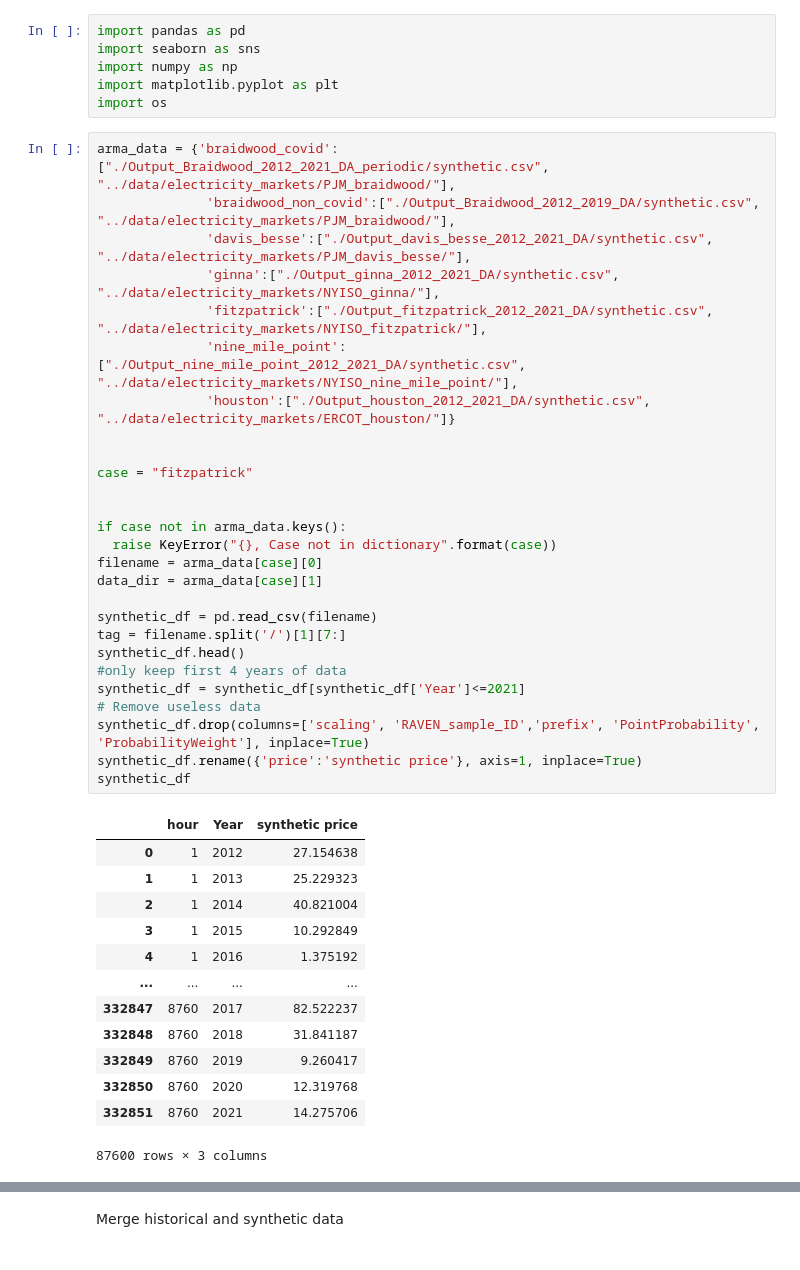
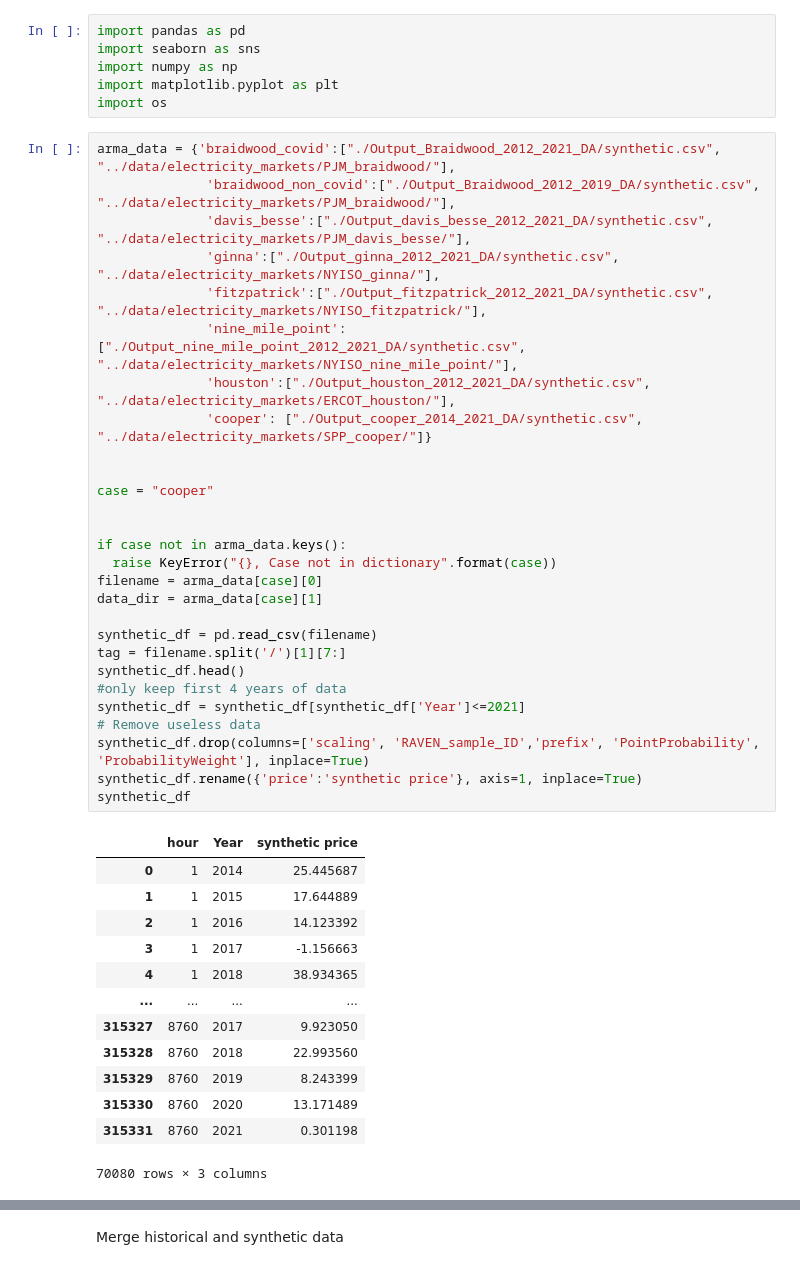
Before and after one commit to idaholab/FORCE, a Jupyter notebook: use_cases/IES_Feb23/train/ARMA_metrics.ipynb, the cells around one changed output, grey strips where cells are left out. Saved outputs shown, nothing was run; the diff lists cells and outputs as text.

```diff
--- a/use_cases/IES_Feb23/train/ARMA_metrics.ipynb
+++ b/use_cases/IES_Feb23/train/ARMA_metrics.ipynb
@@ -5,46 +5,47 @@ import numpy as np
 import matplotlib.pyplot as plt
 import os
 # %%
-arma_data = {'braidwood_covid':["./Output_Braidwood_2012_2021_DA_periodic/synthetic.csv", "../data/electricity_markets/PJM_braidwood/"],
+arma_data = {'braidwood_covid':["./Output_Braidwood_2012_2021_DA/synthetic.csv", "../data/electricity_markets/PJM_braidwood/"],
               'braidwood_non_covid':["./Output_Braidwood_2012_2019_DA/synthetic.csv", "../data/electricity_markets/PJM_braidwood/"],
               'davis_besse':["./Output_davis_besse_2012_2021_DA/synthetic.csv", "../data/electricity_markets/PJM_davis_besse/"],
               'ginna':["./Output_ginna_2012_2021_DA/synthetic.csv", "../data/electricity_markets/NYISO_ginna/"],
               'fitzpatrick':["./Output_fitzpatrick_2012_2021_DA/synthetic.csv", "../data/electricity_markets/NYISO_fitzpatrick/"],
               'nine_mile_point':["./Output_nine_mile_point_2012_2021_DA/synthetic.csv", "../data/electricity_markets/NYISO_nine_mile_point/"],
-              'houston':["./Output_houston_2012_2021_DA/synthetic.csv", "../data/electricity_markets/ERCOT_houston/"]}
+              'houston':["./Output_houston_2012_2021_DA/synthetic.csv", "../data/electricity_markets/ERCOT_houston/"],
+              'cooper': ["./Output_cooper_2014_2021_DA/synthetic.csv", "../data/electricity_markets/SPP_cooper/"]}
 
 
-case = "fitzpatrick"
+case = "cooper"
 
 
 if case not in arma_data.keys():
   raise KeyError("{}, Case not in dictionary".format(case))
 filename = arma_data[case][0]
 data_dir = arma_data[case][1]
 
 synthetic_df = pd.read_csv(filename)
 tag = filename.split('/')[1][7:]
 synthetic_df.head()
 #only keep first 4 years of data
 synthetic_df = synthetic_df[synthetic_df['Year']<=2021]
 # Remove useless data
 synthetic_df.drop(columns=['scaling', 'RAVEN_sample_ID','prefix', 'PointProbability', 'ProbabilityWeight'], inplace=True)
 synthetic_df.rename({'price':'synthetic price'}, axis=1, inplace=True)
 synthetic_df
 # %% [output]
 |  | hour | Year | synthetic price |
-| 0 | 1 | 2012 | 27.154638 |
-| 1 | 1 | 2013 | 25.229323 |
-| 2 | 1 | 2014 | 40.821004 |
-| 3 | 1 | 2015 | 10.292849 |
-| 4 | 1 | 2016 | 1.375192 |
+| 0 | 1 | 2014 | 25.445687 |
+| 1 | 1 | 2015 | 17.644889 |
+| 2 | 1 | 2016 | 14.123392 |
+| 3 | 1 | 2017 | -1.156663 |
+| 4 | 1 | 2018 | 38.934365 |
 | ... | ... | ... | ... |
-| 332847 | 8760 | 2017 | 82.522237 |
-| 332848 | 8760 | 2018 | 31.841187 |
-| 332849 | 8760 | 2019 | 9.260417 |
-| 332850 | 8760 | 2020 | 12.319768 |
-| 332851 | 8760 | 2021 | 14.275706 |
+| 315327 | 8760 | 2017 | 9.923050 |
+| 315328 | 8760 | 2018 | 22.993560 |
+| 315329 | 8760 | 2019 | 8.243399 |
+| 315330 | 8760 | 2020 | 13.171489 |
+| 315331 | 8760 | 2021 | 0.301198 |
-87600 rows × 3 columns
+70080 rows × 3 columns
 # %%
 # Get year list from synthetic data
 years_list  = synthetic_df.Year.unique()
```
Also changed, not shown: parts of 5 cells of this notebook, 19 other files.
